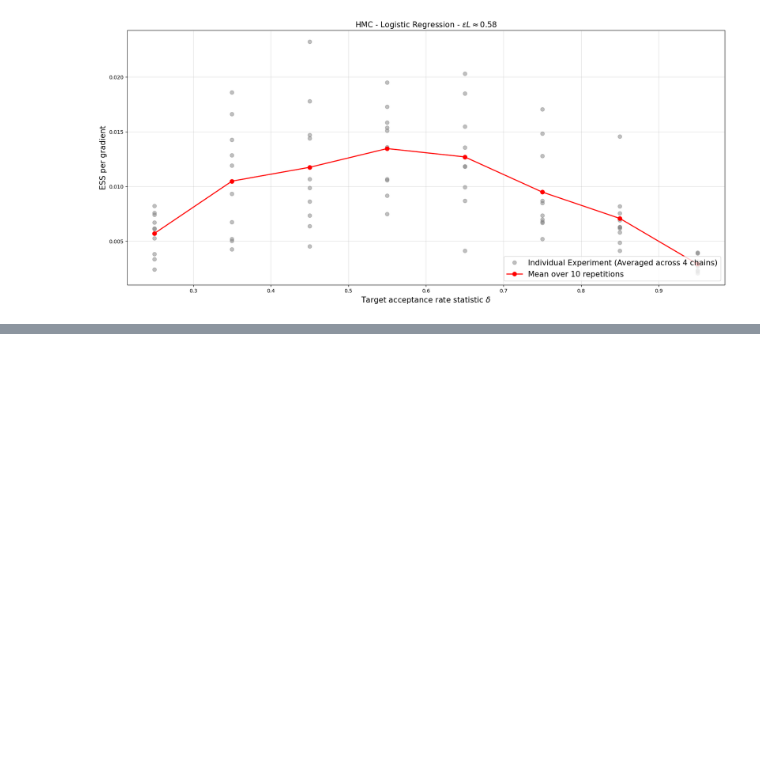
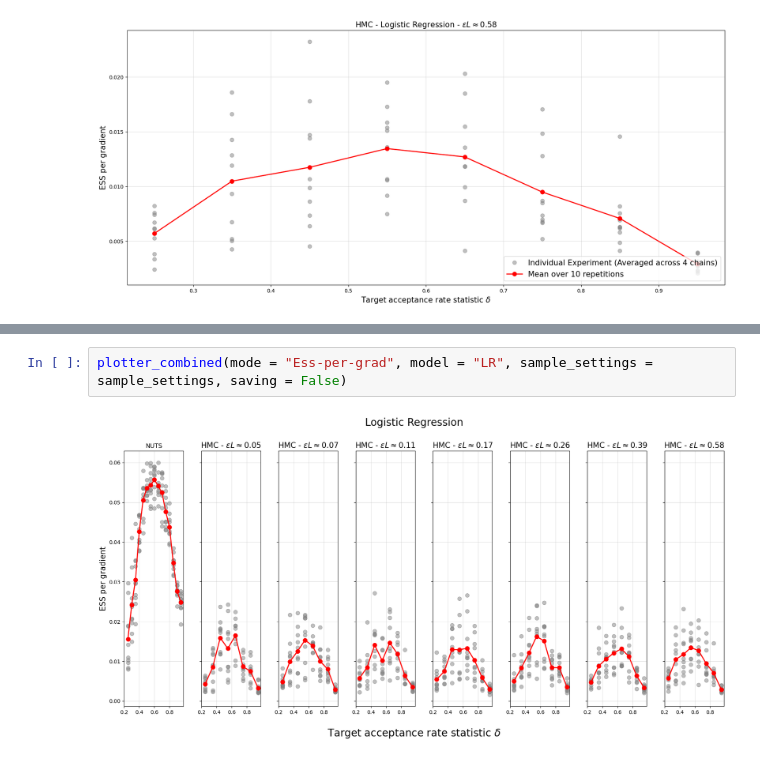
Before and after one commit to Mattia-Ponchio/Inference_Project, a Jupyter notebook: Plotter.ipynb, the cells around one changed output, grey strips where cells are left out. Saved outputs shown, nothing was run; the diff lists cells and outputs as text; blank space fills up the shorter version.

```diff
--- a/Plotter.ipynb
+++ b/Plotter.ipynb
@@ -259,0 +438,4 @@ plotter(input_path = "HMC_LR.pkl", sampler = "HMC", mode = "Ess-per-grad", model
+# %%
+plotter_combined(mode = "Ess-per-grad", model = "LR", sample_settings = sample_settings, saving = False)
+# %% [output]
+[figure, added]
```
Also changed, not shown: parts of 2 cells of this notebook.
